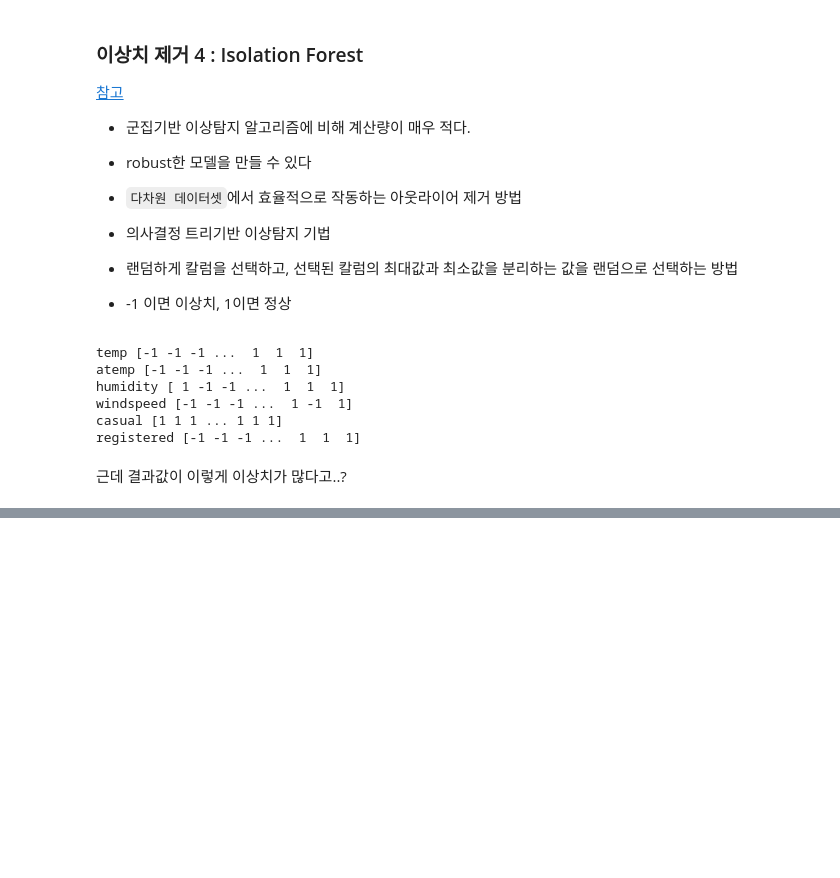
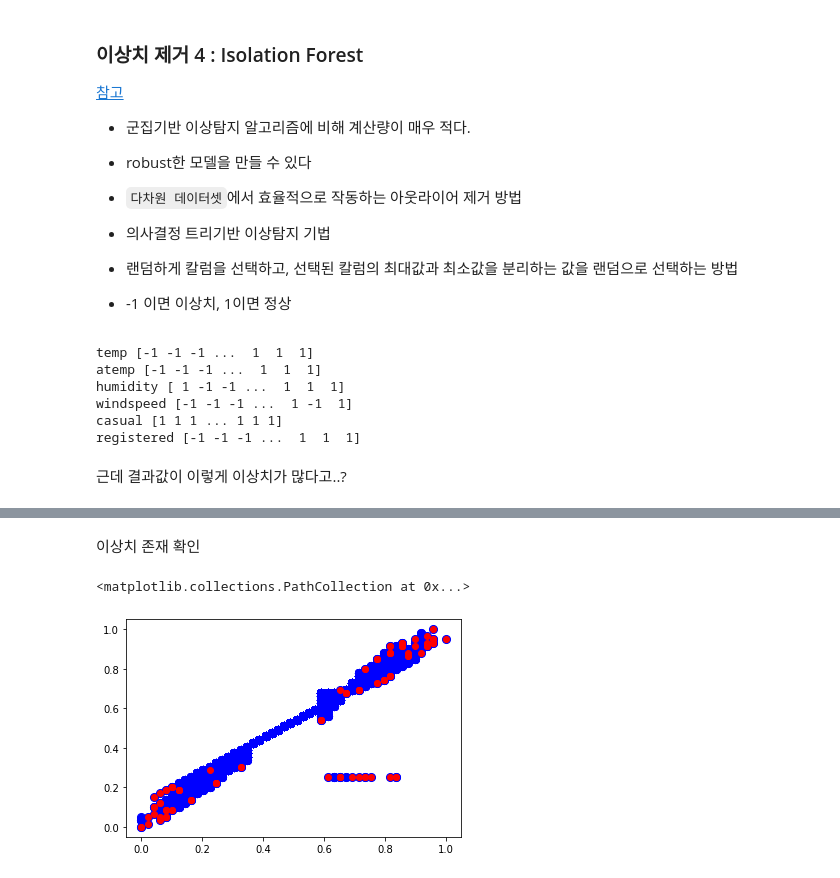
Before and after one commit to datacampic/ML, a Jupyter notebook: 손학영/Preprocessing.ipynb, the cells around one changed output, grey strips where cells are left out. Drawn from its saved outputs; the diff is of its cells as text; code cells hidden in the pictures; blank space fills up the shorter version.

```diff
--- a/손학영/Preprocessing.ipynb
+++ b/손학영/Preprocessing.ipynb
@@ -348,0 +416,19 @@ registered [-1 -1 -1 ...  1  1  1]
+# %% [markdown]
+이상치 존재 확인
+# %%
+from numpy import where
+# model specification
+model1 = LocalOutlierFactor(n_neighbors = 4, contamination = 0.1)
+# model fitting
+y_pred = model1.fit_predict(df_bi[['temp', 'atemp']])
+# filter outlier index
+outlier_index = where(y_pred == -1) # negative values are outliers and positives inliers
+# filter outlier values
+outlier_values = df_bi.iloc[outlier_index]
+# plot data
+plt.scatter(df_bi["temp"], df_bi["atemp"], color = "b", s = 65)
+# plot outlier values
+plt.scatter(outlier_values["temp"], outlier_values["atemp"], color = "r")
+# %% [output]
+<matplotlib.collections.PathCollection at 0x...>
+[figure, added]
```
Also changed, not shown: parts of 37 cells of this notebook.
